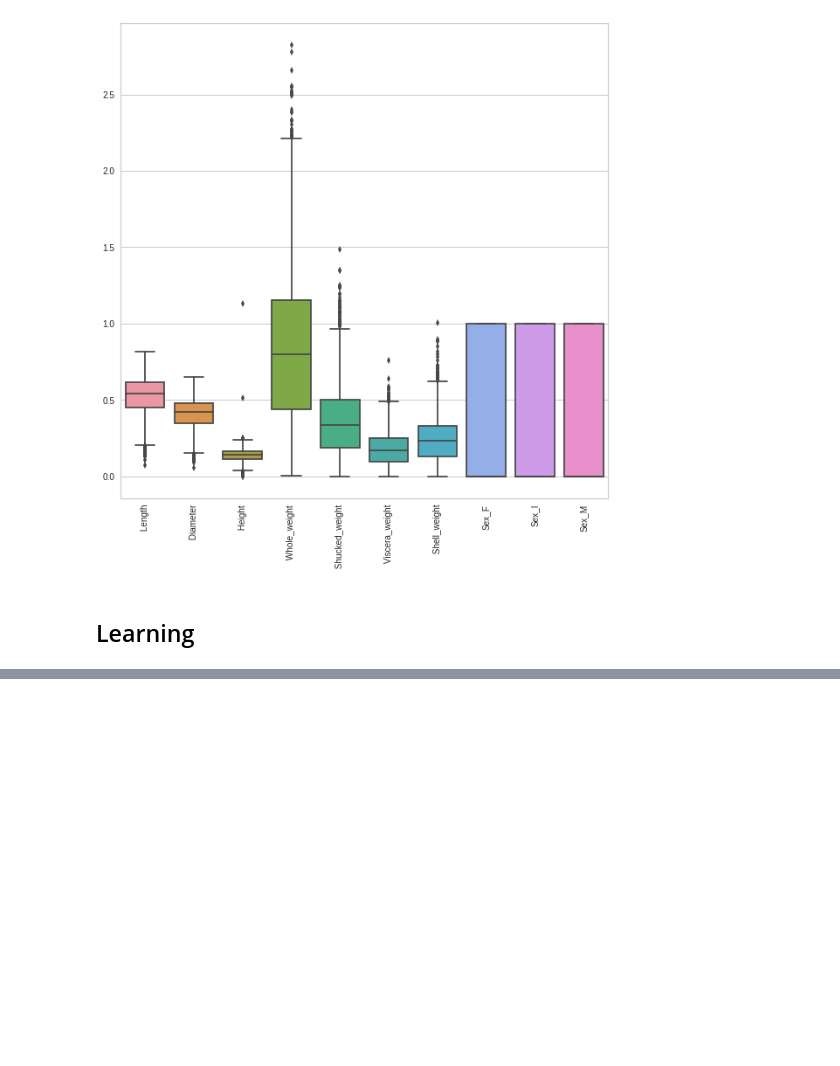
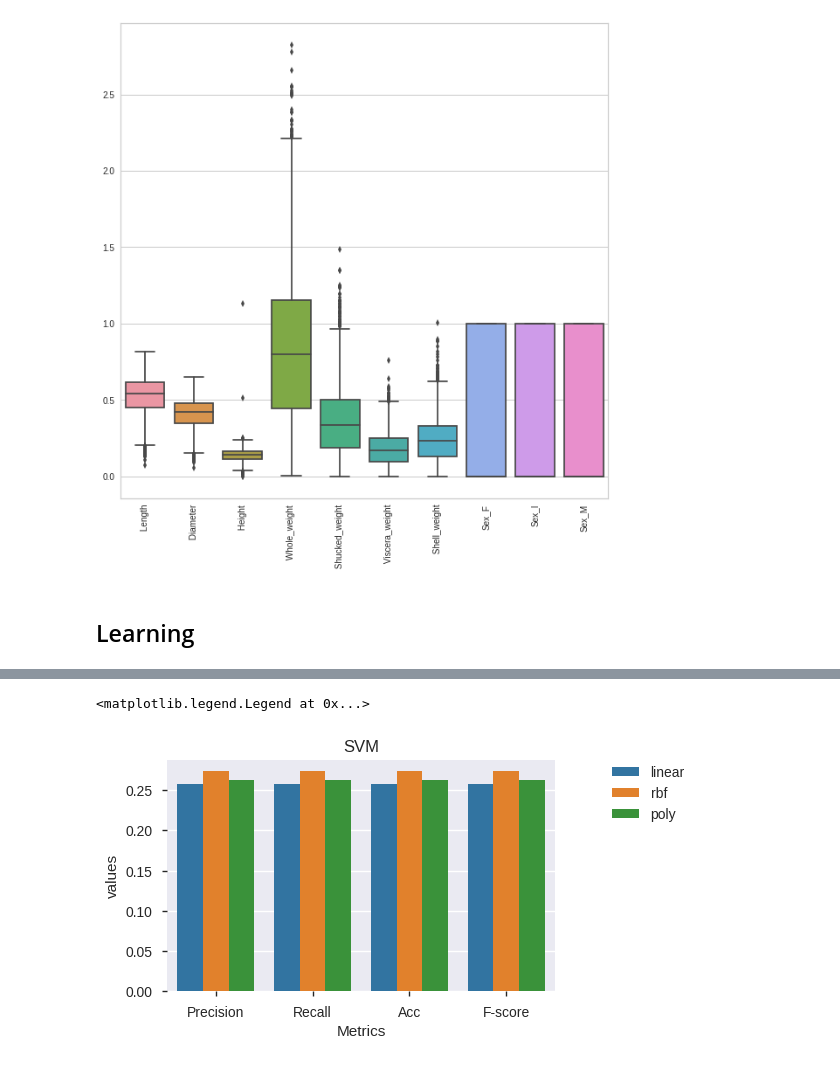
Before and after one commit to baibai25/en_2019, a Jupyter notebook: EDA.ipynb, the cells around one changed output, grey strips where cells are left out. Drawn from its saved outputs; the diff is of its cells as text; code cells hidden in the pictures; blank space fills up the shorter version.

```diff
--- a/EDA.ipynb
+++ b/EDA.ipynb
@@ -130,0 +159,20 @@ profile.to_file(outputfile="output.html")
+# %%
+def calc_metrics(y_test, y_pred):
+    pre = metrics.precision_score(y_test, y_pred, average='micro')
+    recall = metrics.recall_score(y_test, y_pred, average='micro')
+    acc = metrics.accuracy_score(y_test, y_pred)
+    f1 = metrics.f1_score(y_test, y_pred, average='micro')
+    metrics_list = [pre, recall, acc, f1]
+
+    return metrics_list
+# %%
+result = []
+
+for i in range(len(clf)):
+    y_pred = clf[i].predict(X_test)
+    result.append(calc_metrics(y_test, y_pred))
+# %%
+result_df = pd.DataFrame(result, columns=['Precision', 'Recall', 'Acc', 'F-score'])
+result_df = result_df.assign(Kernel=kernel)
+result_df = result_df[['Kernel', 'Precision', 'Recall', 'Acc', 'F-score']]
+round(result_df, 3)
@@ -130,0 +184,3 @@ profile.to_file(outputfile="output.html")
+# %%
+result_mlt = pd.melt(result_df, id_vars='Kernel', var_name='Metrics', value_name='values')
+result_mlt
@@ -130,0 +201,8 @@ profile.to_file(outputfile="output.html")
+# %%
+plt.figure(figsize=(5, 3))
+sns.barplot(x='Metrics', y='values', hue='Kernel', data=result_mlt)
+plt.title('SVM')
+plt.legend(loc='best', bbox_to_anchor=(1.35, 1), borderaxespad=0)
+# %% [output]
+<matplotlib.legend.Legend at 0x...>
+[figure, added]
```
Also changed, not shown: parts of 13 cells of this notebook.
